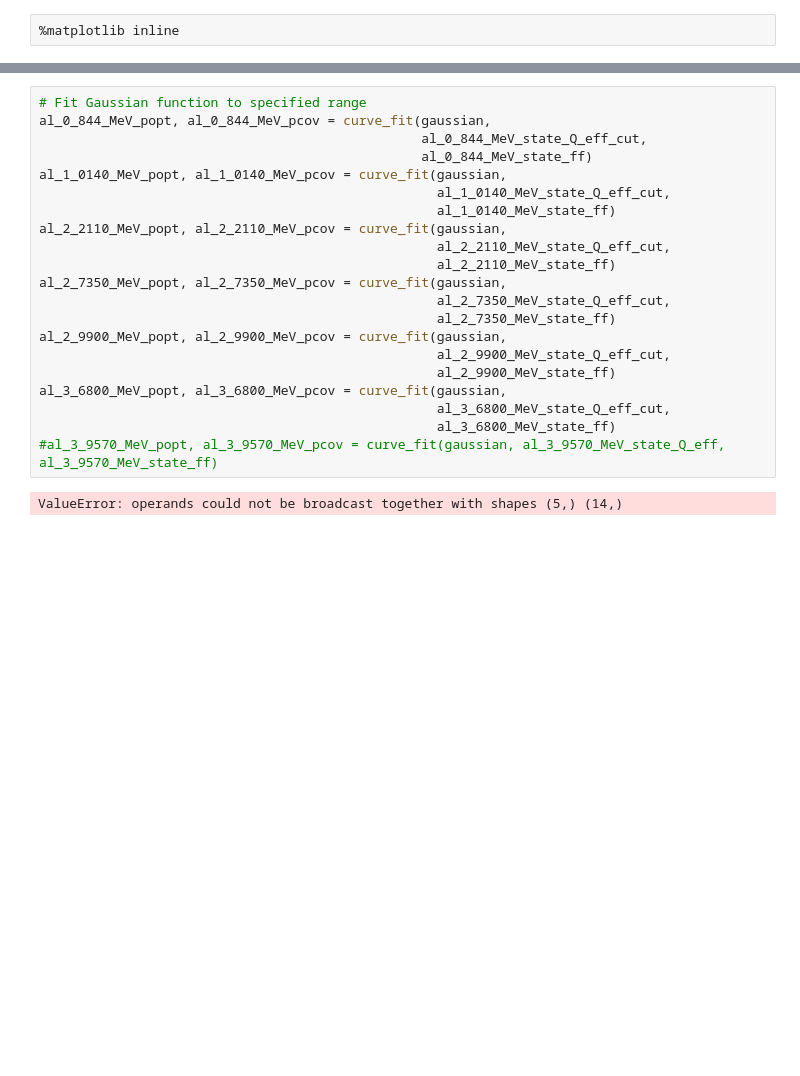
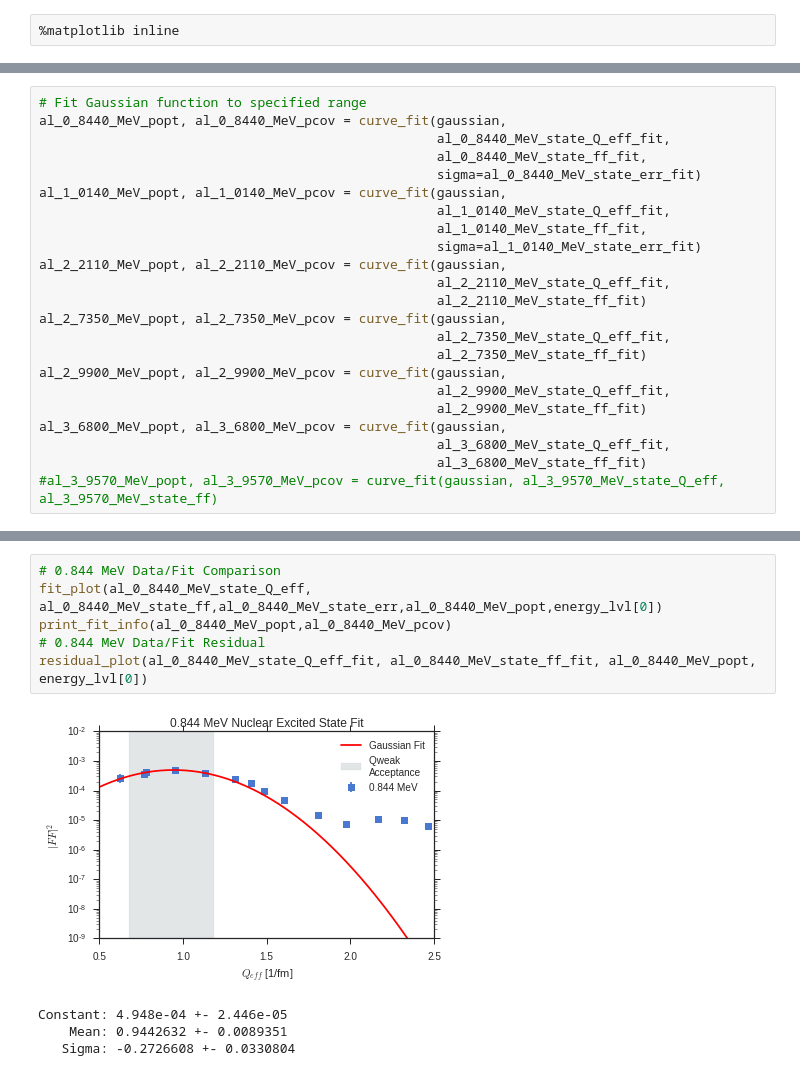
Before and after one commit to kdbartlett/Qweak, a Jupyter notebook: longitudinal_analysis/excited_states/al_nuclear_excited_states.ipynb, the cells around one changed output, grey strips where cells are left out. Cells and saved outputs as stored; diff of their text form; blank space fills up the shorter version.

```diff
--- a/longitudinal_analysis/excited_states/al_nuclear_excited_states.ipynb
+++ b/longitudinal_analysis/excited_states/al_nuclear_excited_states.ipynb
@@ -58,0 +210,23 @@ al_3_9570_MeV_state_ff = al_3_9570_MeV_state.f_total_sq[al_3_9570_MeV_state.thet
+# %%
+# Fit Gaussian function to specified range
+al_0_8440_MeV_popt, al_0_8440_MeV_pcov = curve_fit(gaussian,
+                                                   al_0_8440_MeV_state_Q_eff_fit,
+                                                   al_0_8440_MeV_state_ff_fit,
+                                                   sigma=al_0_8440_MeV_state_err_fit)
+al_1_0140_MeV_popt, al_1_0140_MeV_pcov = curve_fit(gaussian,
+                                                   al_1_0140_MeV_state_Q_eff_fit,
+                                                   al_1_0140_MeV_state_ff_fit,
+                                                   sigma=al_1_0140_MeV_state_err_fit)
+al_2_2110_MeV_popt, al_2_2110_MeV_pcov = curve_fit(gaussian,
+                                                   al_2_2110_MeV_state_Q_eff_fit,
+                                                   al_2_2110_MeV_state_ff_fit)
+al_2_7350_MeV_popt, al_2_7350_MeV_pcov = curve_fit(gaussian,
+                                                   al_2_7350_MeV_state_Q_eff_fit,
+                                                   al_2_7350_MeV_state_ff_fit)
+al_2_9900_MeV_popt, al_2_9900_MeV_pcov = curve_fit(gaussian,
+                                                   al_2_9900_MeV_state_Q_eff_fit,
+                                                   al_2_9900_MeV_state_ff_fit)
+al_3_6800_MeV_popt, al_3_6800_MeV_pcov = curve_fit(gaussian,
+                                                   al_3_6800_MeV_state_Q_eff_fit,
+                                                   al_3_6800_MeV_state_ff_fit)
+#al_3_9570_MeV_popt, al_3_9570_MeV_pcov = curve_fit(gaussian, al_3_9570_MeV_state_Q_eff, al_3_9570_MeV_state_ff)
@@ -75,23 +251,11 @@ pp.show()
-# %%
-# Fit Gaussian function to specified range
-al_0_844_MeV_popt, al_0_844_MeV_pcov = curve_fit(gaussian,
-                                                 al_0_844_MeV_state_Q_eff_cut,
-                                                 al_0_844_MeV_state_ff)
-al_1_0140_MeV_popt, al_1_0140_MeV_pcov = curve_fit(gaussian,
-                                                   al_1_0140_MeV_state_Q_eff_cut,
-                                                   al_1_0140_MeV_state_ff)
-al_2_2110_MeV_popt, al_2_2110_MeV_pcov = curve_fit(gaussian,
-                                                   al_2_2110_MeV_state_Q_eff_cut,
-                                                   al_2_2110_MeV_state_ff)
-al_2_7350_MeV_popt, al_2_7350_MeV_pcov = curve_fit(gaussian,
-                                                   al_2_7350_MeV_state_Q_eff_cut,
-                                                   al_2_7350_MeV_state_ff)
-al_2_9900_MeV_popt, al_2_9900_MeV_pcov = curve_fit(gaussian,
-                                                   al_2_9900_MeV_state_Q_eff_cut,
-                                                   al_2_9900_MeV_state_ff)
-al_3_6800_MeV_popt, al_3_6800_MeV_pcov = curve_fit(gaussian,
-                                                   al_3_6800_MeV_state_Q_eff_cut,
-                                                   al_3_6800_MeV_state_ff)
-#al_3_9570_MeV_popt, al_3_9570_MeV_pcov = curve_fit(gaussian, al_3_9570_MeV_state_Q_eff, al_3_9570_MeV_state_ff)
-# %% [output]
-ValueError: operands could not be broadcast together with shapes (5,) (14,)
+# %%
+# 0.844 MeV Data/Fit Comparison
+fit_plot(al_0_8440_MeV_state_Q_eff, al_0_8440_MeV_state_ff,al_0_8440_MeV_state_err,al_0_8440_MeV_popt,energy_lvl[0])
+print_fit_info(al_0_8440_MeV_popt,al_0_8440_MeV_pcov)
+# 0.844 MeV Data/Fit Residual
+residual_plot(al_0_8440_MeV_state_Q_eff_fit, al_0_8440_MeV_state_ff_fit, al_0_8440_MeV_popt, energy_lvl[0])
+# %% [output]
+[figure, added]
+Constant: 4.948e-04 +- 2.446e-05
+    Mean: 0.9442632 +- 0.0089351
+   Sigma: -0.2726608 +- 0.0330804
```
Also changed, not shown: parts of 21 cells of this notebook, 2 other files.
